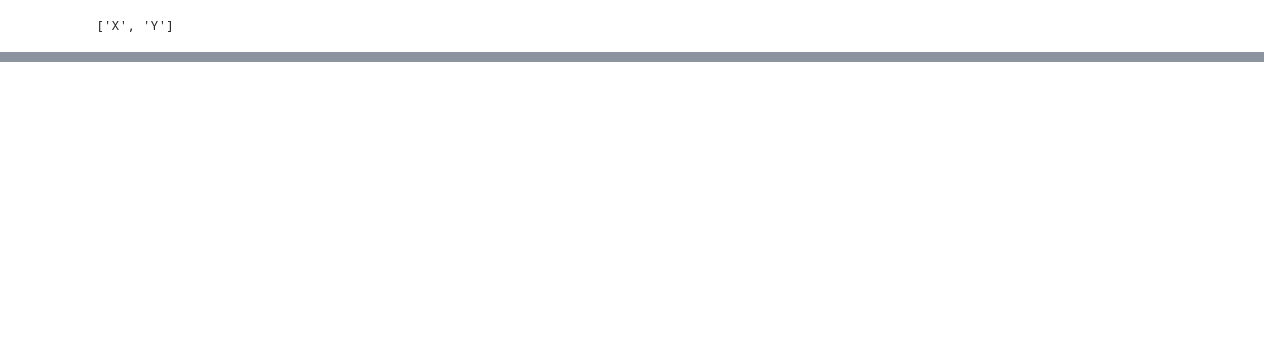
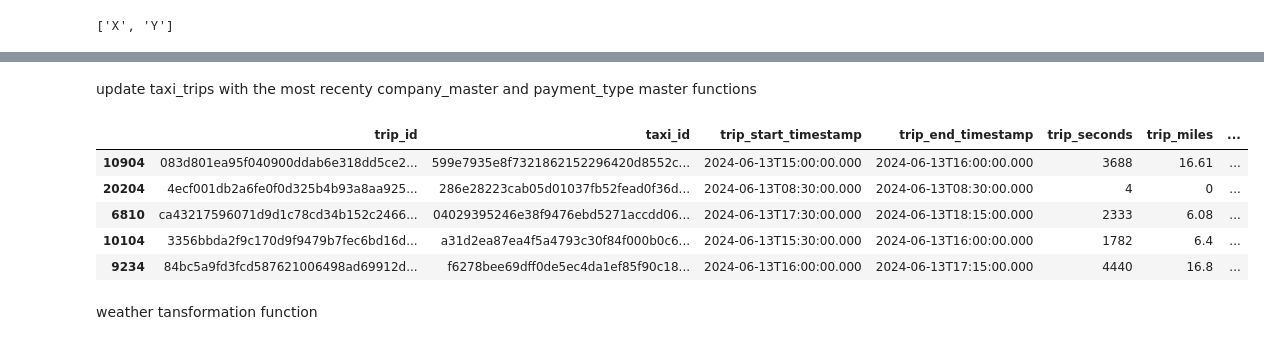
Before and after one commit to goga11111/Python_DE, a Jupyter notebook: 07_transform_load.ipynb, the cells around one changed output, grey strips where cells are left out. Drawn from its saved outputs; the diff is of its cells as text; code cells hidden in the pictures; blank space fills up the shorter version.

```diff
--- a/07_transform_load.ipynb
+++ b/07_transform_load.ipynb
@@ -169,0 +234,17 @@ new_companies_df
+# %%
+payment_type_master = taxi_trips["payment_type"].drop_duplicates().reset_index(drop=True)
+
+payment_type_master = pd.DataFrame(
+    {
+        "payment_type_id": range(1, len(payment_type_master) + 1),
+        "payment_type": payment_type_master
+    }
+)
+
+
+taxi_trips_payment_type_only = pd.DataFrame({
+    "payment_type_id": [1,2,3],
+    "payment_type": ["Credit Card", "X", "Y"]
+    })
+
+taxi_trips_payment_type_only
@@ -169,0 +359,38 @@ new_companies_df
+# %% [markdown]
+update taxi_trips with the most recenty company_master and payment_type master functions
+# %%
+def update_taxi_trips_with_master_data(taxi_trips: pd.DataFrame, payment_type_master: pd.DataFrame, company_master: pd.DataFrame) -> pd.DataFrame:
+    """Update taxi_trips with the most recenty company_master and payment_type master codes
+
+    Parameters
+    ----------
+    taxi_trips : pd.DataFrame
+        The dataframe with the daly taxi trips.
+    payment_type_master : pd.DataFrame
+        The payment type master table.
+    company_master : pd.DataFrame
+        The company master table.
+
+    Returns
+    -------
+    pd.DataFrame
+        Taxi trips data, with only payment_type_id, company_id.
+    """
+    taxi_trips_id = taxi_trips.merge(payment_type_master, on="payment_type")
+    taxi_trips_id = taxi_trips_id.merge(company_master, on="company")
+    taxi_trips_id.drop(["payment_type", "company"], axis=1, inplace=True)
+
+    return taxi_trips_id
+# %%
+taxi_trips_id = update_taxi_trips_with_master_data(taxi_trips=taxi_trips, payment_type_master=payment_type_master, company_master=company_master)
+
+taxi_trips_id.sample(5)
+# %% [output]
+|  | trip_id | taxi_id | trip_start_timestamp | trip_end_timestamp | trip_seconds | trip_miles | ... |
+| 10904 | 083d801ea95f040900ddab6e318dd5ce2... | 599e7935e8f7321862152296420d8552c... | 2024-06-13T15:00:00.000 | 2024-06-13T16:00:00.000 | 3688 | 16.61 | ... |
+| 20204 | 4ecf001db2a6fe0f0d325b4b93a8aa925... | 286e28223cab05d01037fb52fead0f36d... | 2024-06-13T08:30:00.000 | 2024-06-13T08:30:00.000 | 4 | 0 | ... |
+| 6810 | ca43217596071d9d1c78cd34b152c2466... | 04029395246e38f9476ebd5271accdd06... | 2024-06-13T17:30:00.000 | 2024-06-13T18:15:00.000 | 2333 | 6.08 | ... |
+| 10104 | 3356bbda2f9c170d9f9479b7fec6bd16d... | a31d2ea87ea4f5a4793c30f84f000b0c6... | 2024-06-13T15:30:00.000 | 2024-06-13T16:00:00.000 | 1782 | 6.4 | ... |
+| 9234 | 84bc5a9fd3fcd587621006498ad69912d... | f6278bee69dff0de5ec4da1ef85f90c18... | 2024-06-13T16:00:00.000 | 2024-06-13T17:15:00.000 | 4440 | 16.8 | ... |
+# %% [markdown]
+weather tansformation function
```
Also changed, not shown: parts of 25 cells of this notebook.
